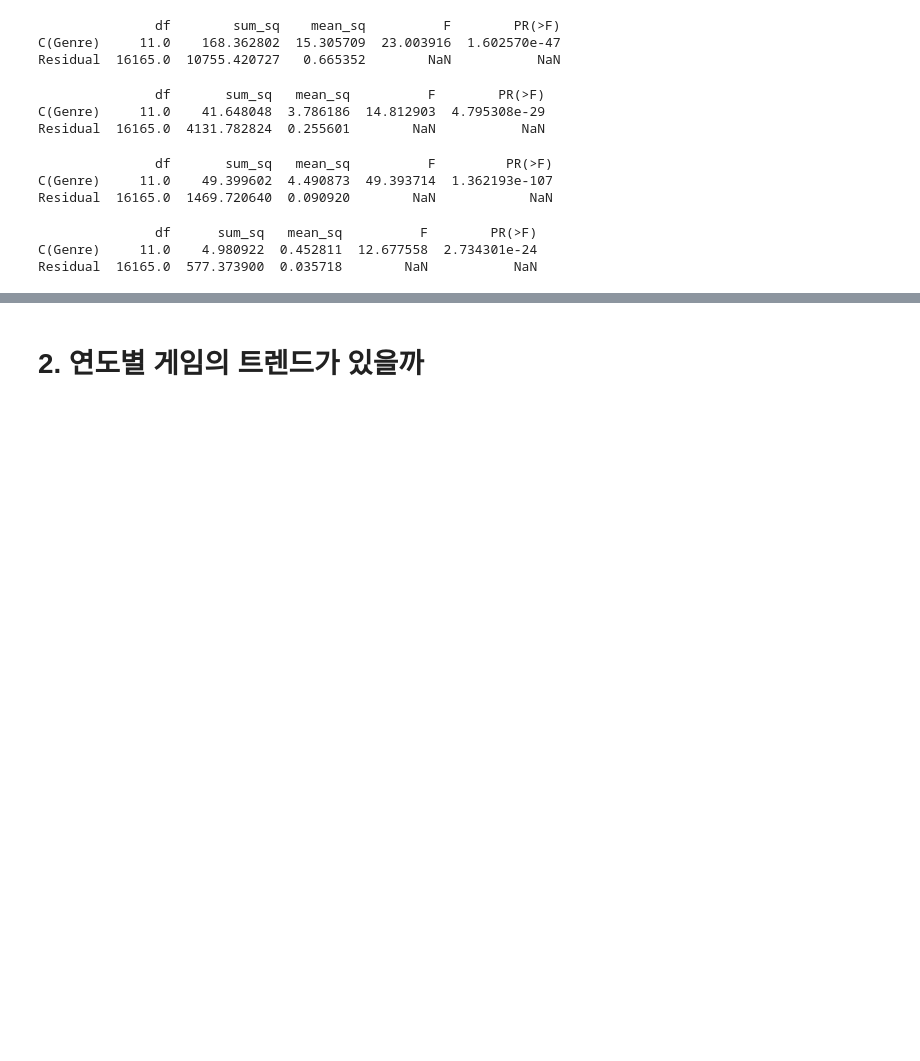
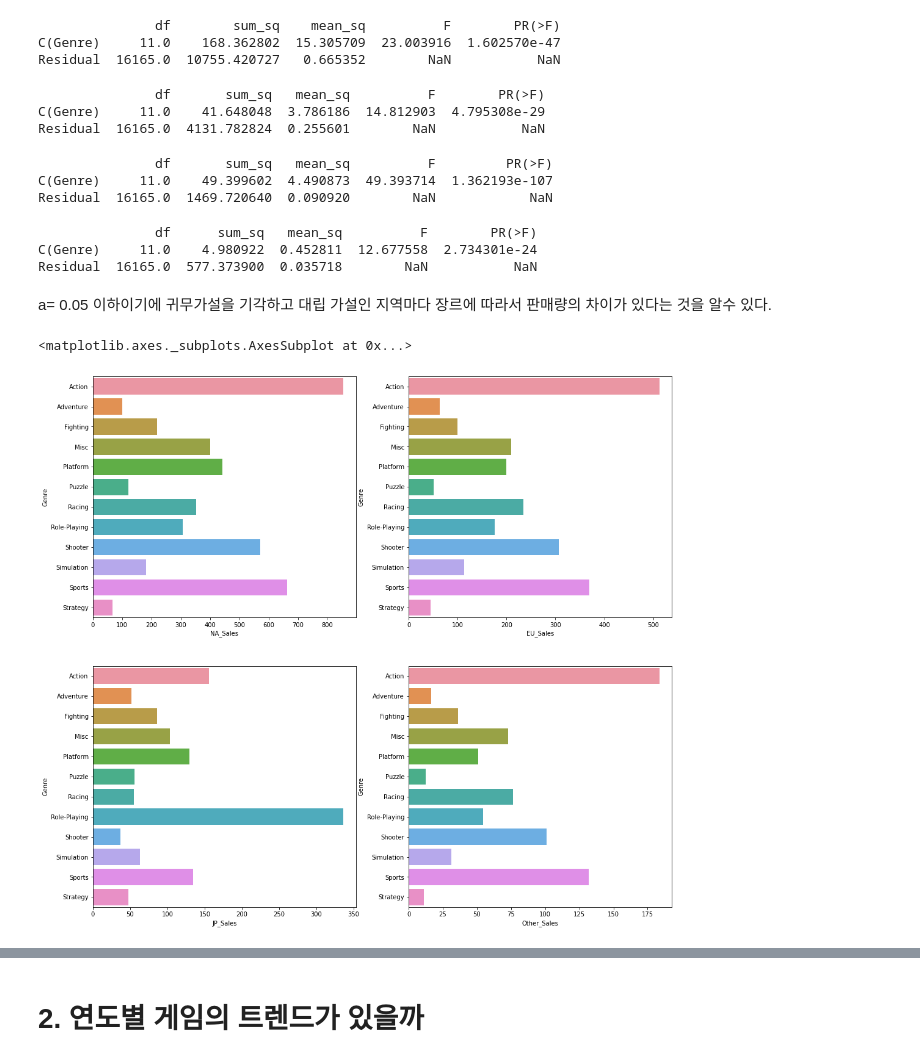
Before and after one commit to okok7272/CodeStatesProject, a Jupyter notebook: Section1/Project1_game_trends.ipynb, the cells around one changed output, grey strips where cells are left out. Cells and saved outputs as stored; diff of their text form; code cells hidden in the pictures; blank space fills up the shorter version.

```diff
--- a/Section1/Project1_game_trends.ipynb
+++ b/Section1/Project1_game_trends.ipynb
@@ -375,3 +373,19 @@ print(anova_lm(modelOT))
                df      sum_sq   mean_sq          F        PR(>F)
 C(Genre)     11.0    4.980922  0.452811  12.677558  2.734301e-24
 Residual  16165.0  577.373900  0.035718        NaN           NaN
+# %% [markdown]
+a= 0.05 이하이기에 귀무가설을 기각하고 대립 가설인 지역마다 장르에 따라서 판매량의 차이가 있다는 것을 알수 있다.
+# %%
+games_regeionNA=games.groupby('Genre', as_index=False )['NA_Sales'].sum()
+games_regeionEU=games.groupby('Genre', as_index=False )['EU_Sales'].sum()
+games_regeionJP=games.groupby('Genre', as_index=False )['JP_Sales'].sum()
+games_regeionOT=games.groupby('Genre', as_index=False )['Other_Sales'].sum()
+
+fig, ax= plt.subplots(ncols=2, nrows=2, figsize=(17,16))
+sns.barplot(games_regeionNA['NA_Sales'],games_regeionNA['Genre'], ax= ax[0,0])
+sns.barplot(games_regeionEU['EU_Sales'],games_regeionEU['Genre'], ax= ax[0,1])
+sns.barplot(games_regeionJP['JP_Sales'],games_regeionJP['Genre'], ax= ax[1,0])
+sns.barplot(games_regeionOT['Other_Sales'],games_regeionOT['Genre'], ax= ax[1,1])
+# %% [output]
+<matplotlib.axes._subplots.AxesSubplot at 0x...>
+[figure, added]
```
Also changed, not shown: parts of 4 cells of this notebook.
